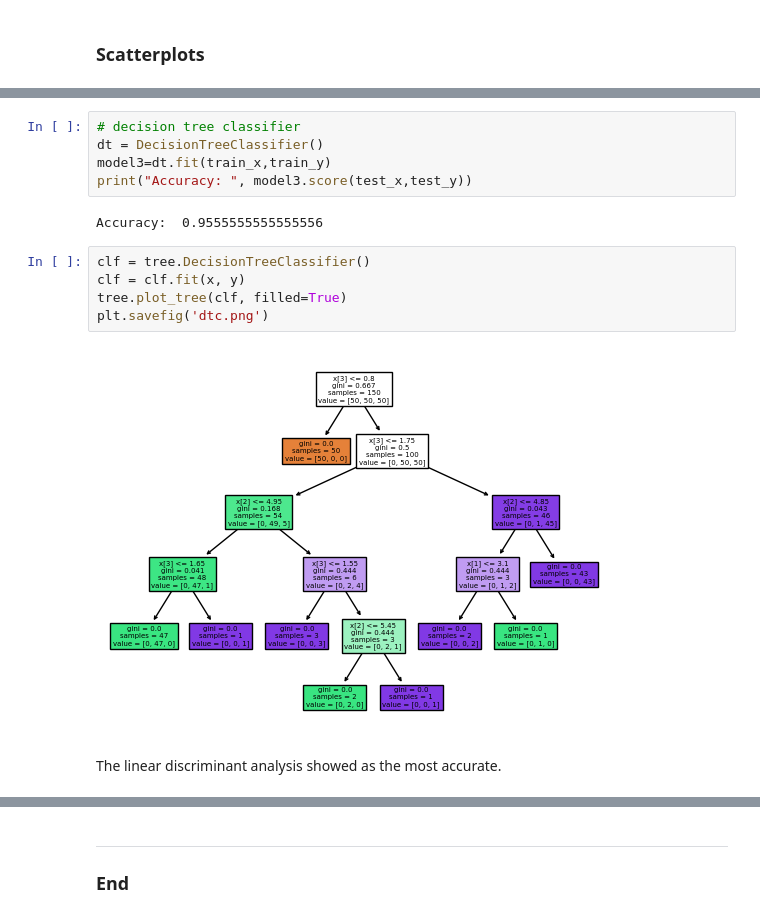
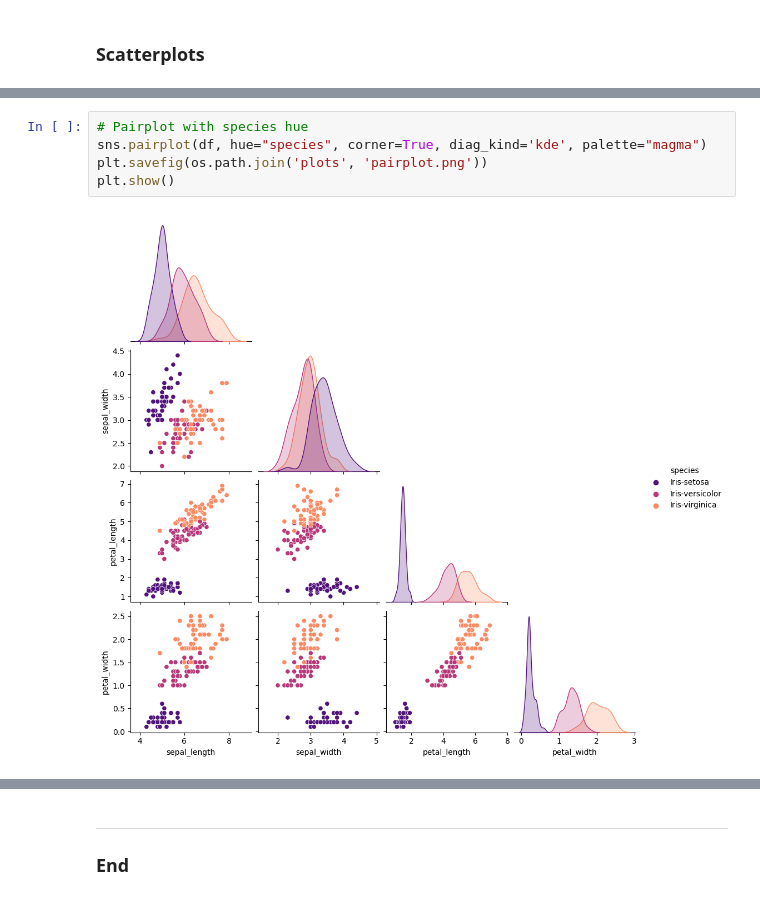
Before and after one commit to lmacakova/pands-project, a Jupyter notebook: iris_analysis.ipynb, the cells around one changed output, grey strips where cells are left out. Saved outputs shown, nothing was run; the diff lists cells and outputs as text.

```diff
--- a/iris_analysis.ipynb
+++ b/iris_analysis.ipynb
@@ -173,16 +219,7 @@ Accuracy 0.9777777777777777
-# %%
-# decision tree classifier
-dt = DecisionTreeClassifier()
-model3=dt.fit(train_x,train_y)
-print("Accuracy: ", model3.score(test_x,test_y))
-# %% [output]
-Accuracy:  0.9555555555555556
-# %%
-clf = tree.DecisionTreeClassifier()
-clf = clf.fit(x, y)
-tree.plot_tree(clf, filled=True)
-plt.savefig('dtc.png')
-# %% [output]
-[figure, removed]
-# %% [markdown]
-The linear discriminant analysis showed as the most accurate.
+# %%
+# Pairplot with species hue
+sns.pairplot(df, hue="species", corner=True, diag_kind='kde', palette="magma")
+plt.savefig(os.path.join('plots', 'pairplot.png'))
+plt.show()
+# %% [output]
+[figure, added]
```
Also changed, not shown: parts of 72 cells of this notebook, 22 other files.
